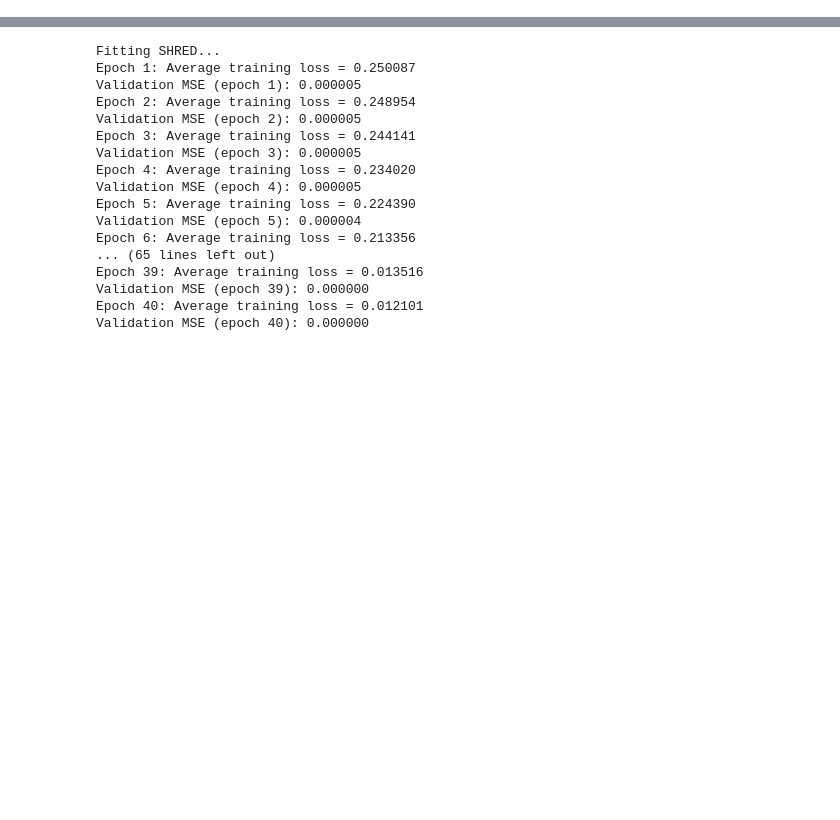
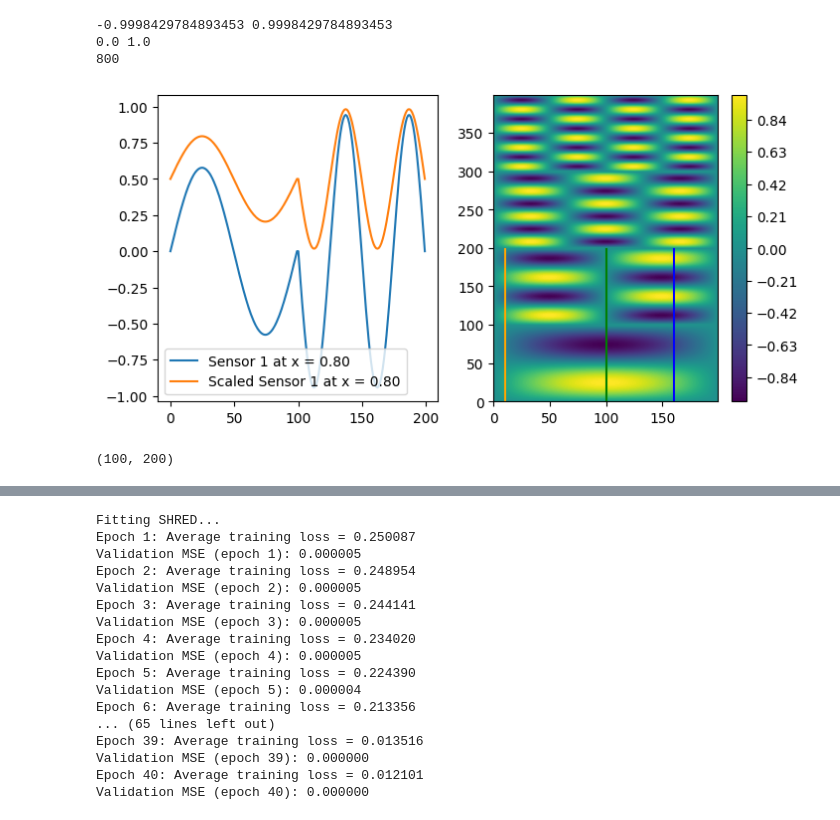
Before and after one commit to Paruuv/Master, a Jupyter notebook: wave_equation.ipynb, the cells around one changed output, grey strips where cells are left out. Cells and saved outputs as stored; diff of their text form; code cells hidden in the pictures; blank space fills up the shorter version.

```diff
--- a/wave_equation.ipynb
+++ b/wave_equation.ipynb
@@ -27,9 +28,9 @@ def u_sol(t,x,n,Kn = 1,l = 1,c = 1):
         return Kn*np.sin(n*np.pi/l*(c*t))*np.sin(n*np.pi/l*x)
 l = 1
 c = 1
-T = 4
-N_t = 200
-N_X = 400
+T = 2
+N_t = 100
+N_X = 200
 t= np.linspace(0,T,N_t)
 x = np.linspace(0,l,N_X)
 
@@ -40,19 +41,21 @@ def data_generate(n,t,x,l=1,c=1):
     return data
 data = data_generate(n=1,t=t,x=x)
 # %%
-lags = 16
+lags = 0
 x1 = 0.80
 x2 = 0.05
 x3 = 0.5
 sensors = [np.argmin(x< x1),np.argmin(x< x2),np.argmin(x< x3)]
 
 data_list = []
-for n in range(1,20):
+for n in range(1,10):
     if n != 5:
 
         data_list.append(data_generate(n=n,t=t,x=x))
 
-X_data, full_states = utilz.trajectory_gen(data_list,lags,sensors)
+# X_data, full_states = utilz.trajectory_gen(data_list,lags,sensors)
+X_data, full_states = trajectory_gen(data_list,lags,sensors)
+
 data_save = {
     'X':X_data,
     'y':full_states
@@ -76,6 +79,65 @@ np.save('Wave_data/data_1.npy',data_save)
 
 # fig,ax = plt.subplots(figsize = (8,4))
 # ax.contourf(x,t[lags:],full_states,100,cmap = 'jet')
+# %%
+def get_sensor_data(data_list, sensor_locations):
+    t_dim = data_list[0].shape[0]
+    N_systems = len(data_list)
+    sensor_measurements_temp = np.zeros((t_dim, len(sensor_locations)))
+    for n, data_temp in enumerate(data_list):
+        for j, sensor in enumerate(sensor_locations):
+            sensor_measurements_temp[:, j] = data_temp[:, sensor]
+        if n < 1:
+           sensor_measurements = sensor_measurements_temp.copy()
+        else:
+           sensor_measurements = np.vstack((sensor_measurements, sensor_measurements_temp))
+    return sensor_measurements
+
+
+
+sensor_meas = get_sensor_data(data_list, sensors)
+sc = MinMaxScaler()
+sc.fit(sensor_meas)
+sensor_meas_new = sc.transform(sensor_meas)
+
+
+
+print(sensor_meas.min(), sensor_meas.max())
+print(sensor_meas_new.min(), sensor_meas_new.max())
+print(len(data_list)*N_t)
+
+fig, ax = plt.subplots(1,2,figsize = (8,4))
+for j in range(len(sensors)):
+    ax[0].plot(sensor_meas[:200,j],label = f'Sensor {j+1} at x = {x[sensors[j]]:.2f}')
+    ax[0].plot(sensor_meas_new[:200,j],label = f'Scaled Sensor {j+1} at x = {x[sensors[j]]:.2f}')
+    break
+ax[0].legend()
+# ax[0].set_title('Sensor data')
+cf1 = ax[1].contourf(full_states[0:400,:],levels = 200)
+# ax[1].plot((sensors[0],sensors[0]),(0,199))
+ax[1].plot()
+colorbar = fig.colorbar(cf1, ax=ax[1])
+ax[1].plot((sensors[0],sensors[0]),(0,199), color = 'blue')
+ax[1].plot((sensors[1],sensors[1]),(0,199), color = 'orange')
+ax[1].plot((sensors[2],sensors[2]),(0,199), color = 'green')
+plt.show()
+# fig, ax = plt.subplots(figsize = (8,4))
+# # for i in range(len(data_list)):
+# #     ax.plot(data_list[i][:,sensors[0]])
+# ax.plot(full_states[98,:])
+# ax.plot(full_states[98+99,:])
+# ax.plot(full_states[98+2*99,:])
+# ax.plot(full_states[98+3*99,:])
+# plt.show()
+# %% [output]
+-0.9998429784893453 0.9998429784893453
+0.0 1.0
+800
+[figure, added]
+# %%
+print(data_list[0].shape)
+# %% [output]
+(100, 200)
 # %%
 class SHREDdataLoader(torch.utils.data.Dataset):
     """
```
Also changed, not shown: parts of 3 cells of this notebook, 2 other files.
